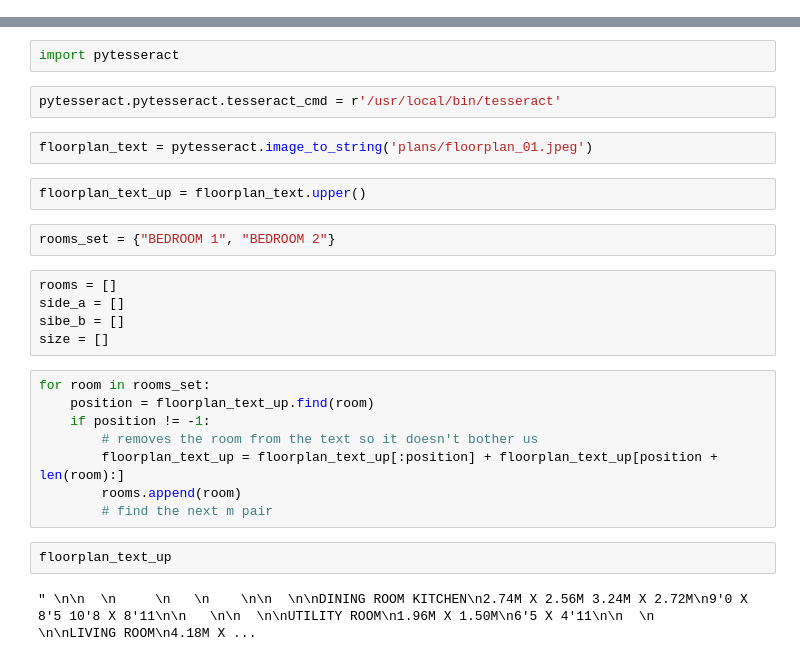
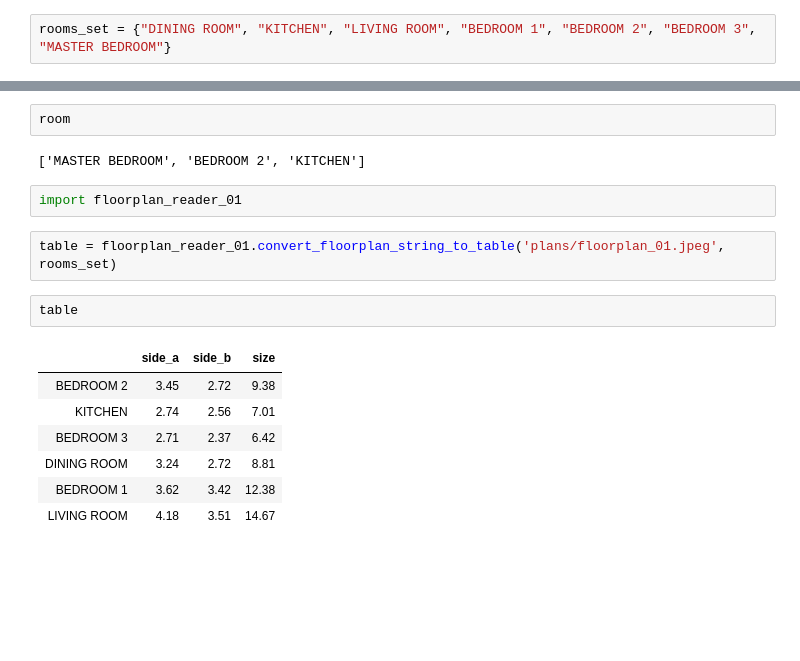
Before and after one commit to MatePocs/floorplan_reader, a Jupyter notebook: floorplan_handler.ipynb, the cells around one changed output, grey strips where cells are left out. Drawn from its saved outputs; the diff is of its cells as text; blank space fills up the shorter version.

```diff
--- a/floorplan_handler.ipynb
+++ b/floorplan_handler.ipynb
@@ -0,0 +10,2 @@
+# %%
+rooms_set = {"DINING ROOM", "KITCHEN", "LIVING ROOM", "BEDROOM 1", "BEDROOM 2", "BEDROOM 3", "MASTER BEDROOM"}
@@ -1,27 +49,18 @@
+# %%
+room
+# %% [output]
+['MASTER BEDROOM', 'BEDROOM 2', 'KITCHEN']
 # %%
-import pytesseract
+import floorplan_reader_01
-# %%
-pytesseract.pytesseract.tesseract_cmd = r'/usr/local/bin/tesseract'
 # %%
-floorplan_text = pytesseract.image_to_string('plans/floorplan_01.jpeg')
+table = floorplan_reader_01.convert_floorplan_string_to_table('plans/floorplan_01.jpeg', rooms_set)
-# %%
-floorplan_text_up = floorplan_text.upper()
-# %%
-rooms_set = {"BEDROOM 1", "BEDROOM 2"}
-# %%
-rooms = []
-side_a = []
-sibe_b = []
-size = []
-# %%
-for room in rooms_set:
-    position = floorplan_text_up.find(room)
-    if position != -1:
-        # removes the room from the text so it doesn't bother us
-        floorplan_text_up = floorplan_text_up[:position] + floorplan_text_up[position + len(room):]
-        rooms.append(room)
-        # find the next m pair
-# %%
-floorplan_text_up
-# %% [output]
-" \n\n  \n     \n   \n    \n\n  \n\nDINING ROOM KITCHEN\n2.74M X 2.56M 3.24M X 2.72M\n9'0 X 8'5 10'8 X 8'11\n\n   \n\n  \n\nUTILITY ROOM\n1.96M X 1.50M\n6'5 X 4'11\n\n  \n     \n\nLIVING ROOM\n4.18M X ...
+# %%
+table
+# %% [output]
+|  | side_a | side_b | size |
+| BEDROOM 2 | 3.45 | 2.72 | 9.38 |
+| KITCHEN | 2.74 | 2.56 | 7.01 |
+| BEDROOM 3 | 2.71 | 2.37 | 6.42 |
+| DINING ROOM | 3.24 | 2.72 | 8.81 |
+| BEDROOM 1 | 3.62 | 3.42 | 12.38 |
+| LIVING ROOM | 4.18 | 3.51 | 14.67 |
```
Also changed, not shown: parts of 6 cells of this notebook.
